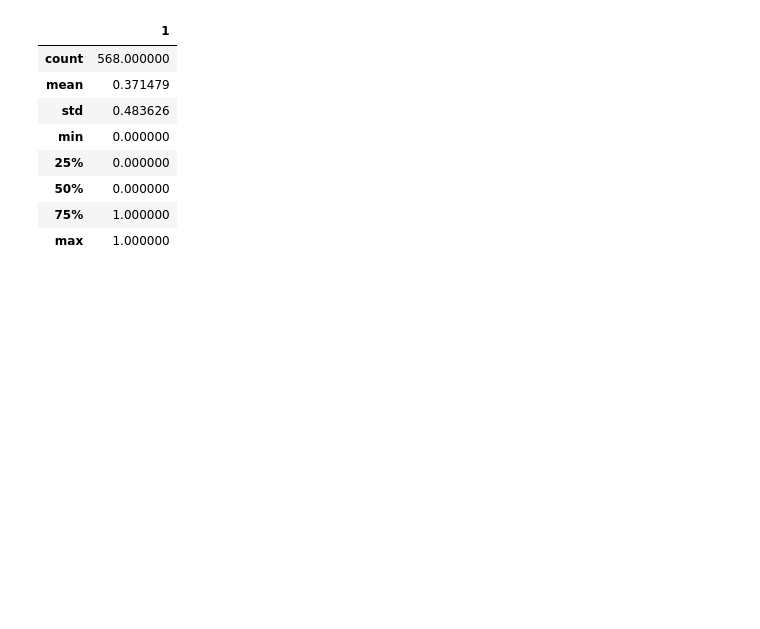
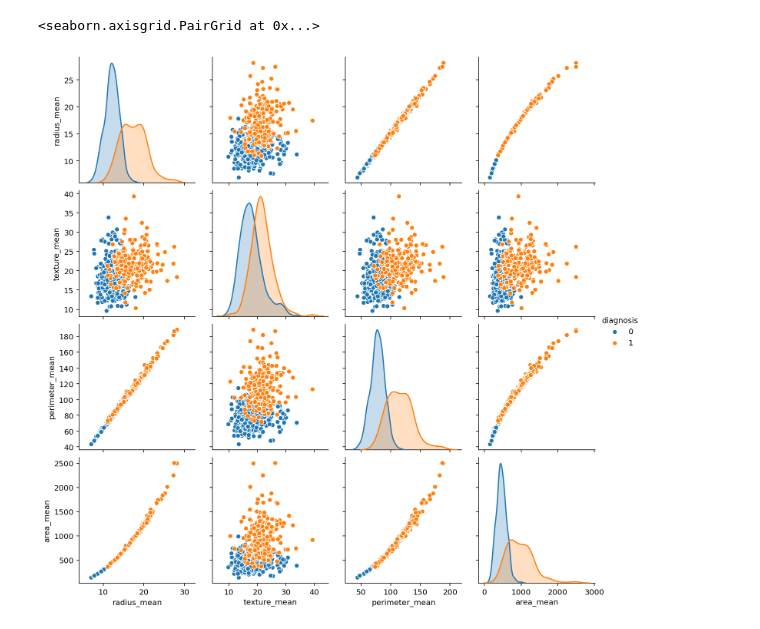
Before and after one commit to Ammar-Raneez/ONCO, a Jupyter notebook: BreastCancerDataVisualizer.ipynb, the cells around one changed output. Saved outputs shown, nothing was run; the diff lists cells and outputs as text; code cells hidden in the pictures; blank space fills up the shorter version.

```diff
--- a/BreastCancerDataVisualizer.ipynb
+++ b/BreastCancerDataVisualizer.ipynb
@@ -74,12 +155,6 @@ df1.describe()
-# %%
-df2.describe()
-# %% [output]
-|  | 1 |
-| count | 568.000000 |
-| mean | 0.371479 |
-| std | 0.483626 |
-| min | 0.000000 |
-| 25% | 0.000000 |
-| 50% | 0.000000 |
-| 75% | 1.000000 |
-| max | 1.000000 |
+# %%
+#Visualize diagnosis
+sns.pairplot(cancer_data.iloc[:,0:5], hue='diagnosis')
+# %% [output]
+<seaborn.axisgrid.PairGrid at 0x...>
+[figure, added]
```
Also changed, not shown: parts of 18 cells of this notebook, 1 other file.
